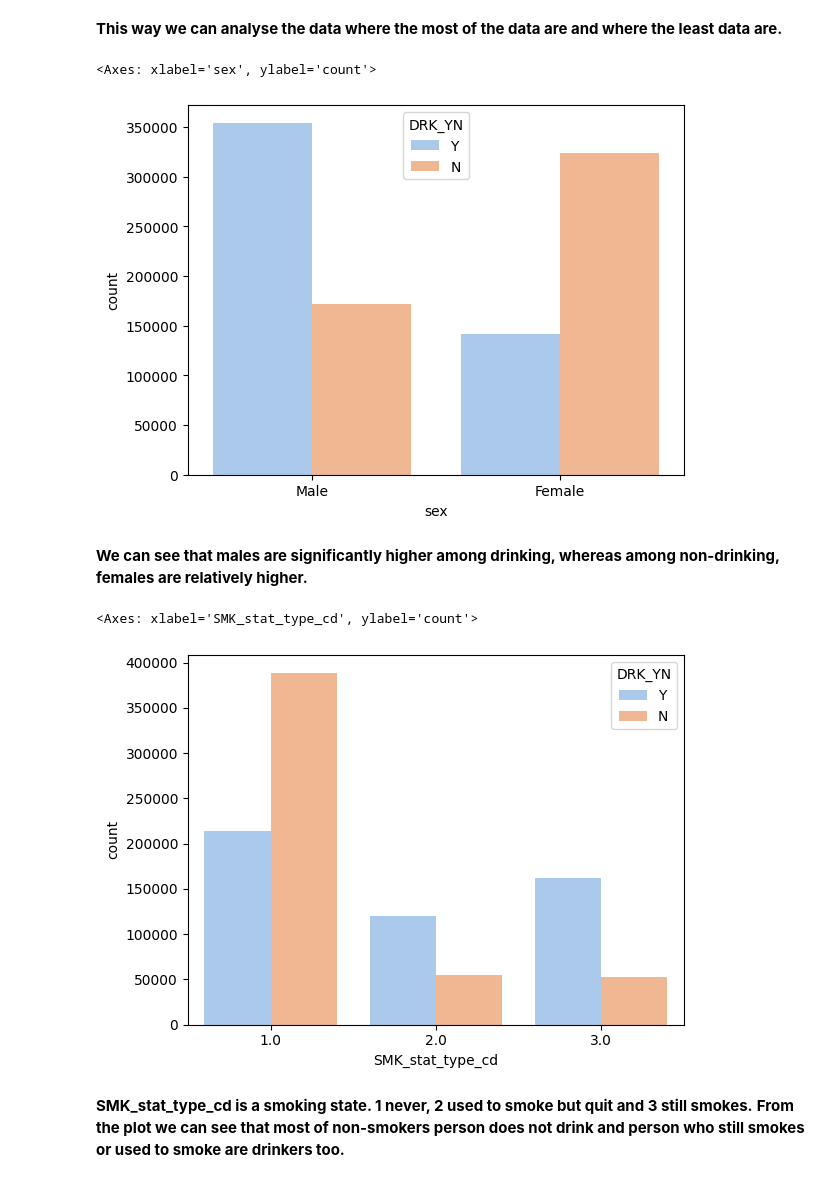
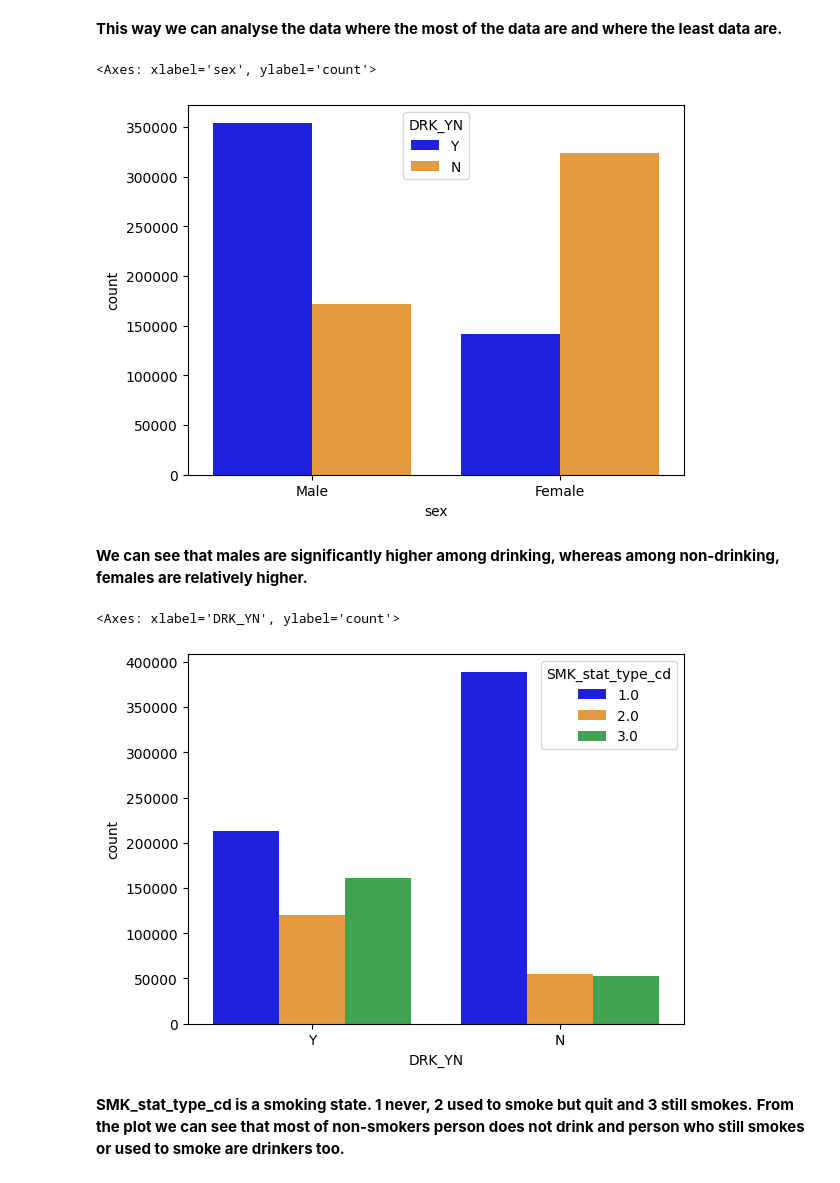
Before and after one commit to kir1906/IT496_Phoneix_2, a Jupyter notebook: G1_cp2.ipynb, the cells around one changed output. Cells and saved outputs as stored; diff of their text form; code cells hidden in the pictures.

```diff
--- a/G1_cp2.ipynb
+++ b/G1_cp2.ipynb
@@ -335,17 +339,17 @@ for cat in num_cols:
 # %% [markdown]
 **This way we can analyse the data where the most of the data are and where the least data are.**
 # %%
-sns.countplot(data = df, x='sex',hue='DRK_YN',palette='pastel')
+sns.countplot(data = df, x='sex',hue='DRK_YN',palette=('blue','#ff9d24'))
 # %% [output]
 <Axes: xlabel='sex', ylabel='count'>
-[figure, old version]
+[figure, new version]
 # %% [markdown]
 **We can see that males are significantly higher among drinking, whereas among non-drinking, females are relatively higher.**
 # %%
-sns.countplot(data = df, x='SMK_stat_type_cd',hue='DRK_YN',palette='pastel')
+sns.countplot(data = df, x='DRK_YN',hue='SMK_stat_type_cd',palette=('blue','#ff9d24','#30b346'))
 # %% [output]
-<Axes: xlabel='SMK_stat_type_cd', ylabel='count'>
+<Axes: xlabel='DRK_YN', ylabel='count'>
-[figure, old version]
+[figure, new version]
 # %% [markdown]
 **SMK_stat_type_cd is a smoking state. 1 never, 2 used to smoke but quit and 3 still smokes.**
 **From the plot we can see that most of non-smokers person does not drink and person who still smokes or used to smoke are drinkers too.**
```
Also changed, not shown: parts of 22 cells of this notebook.
